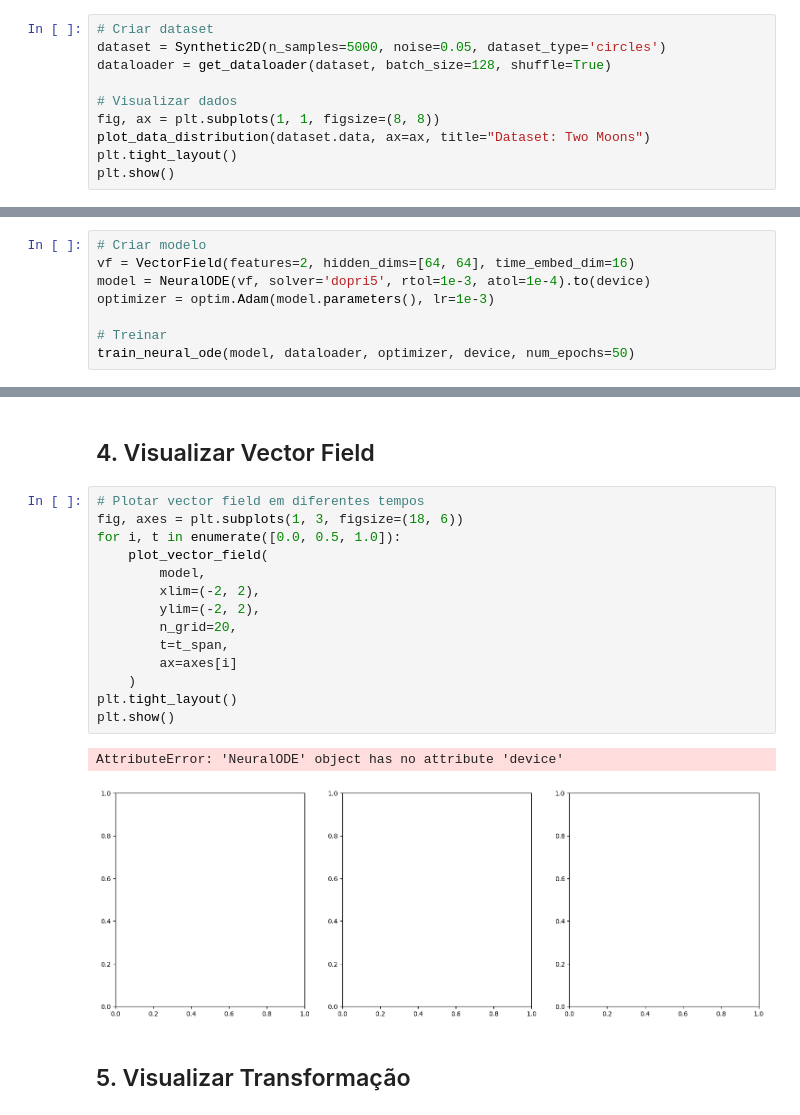
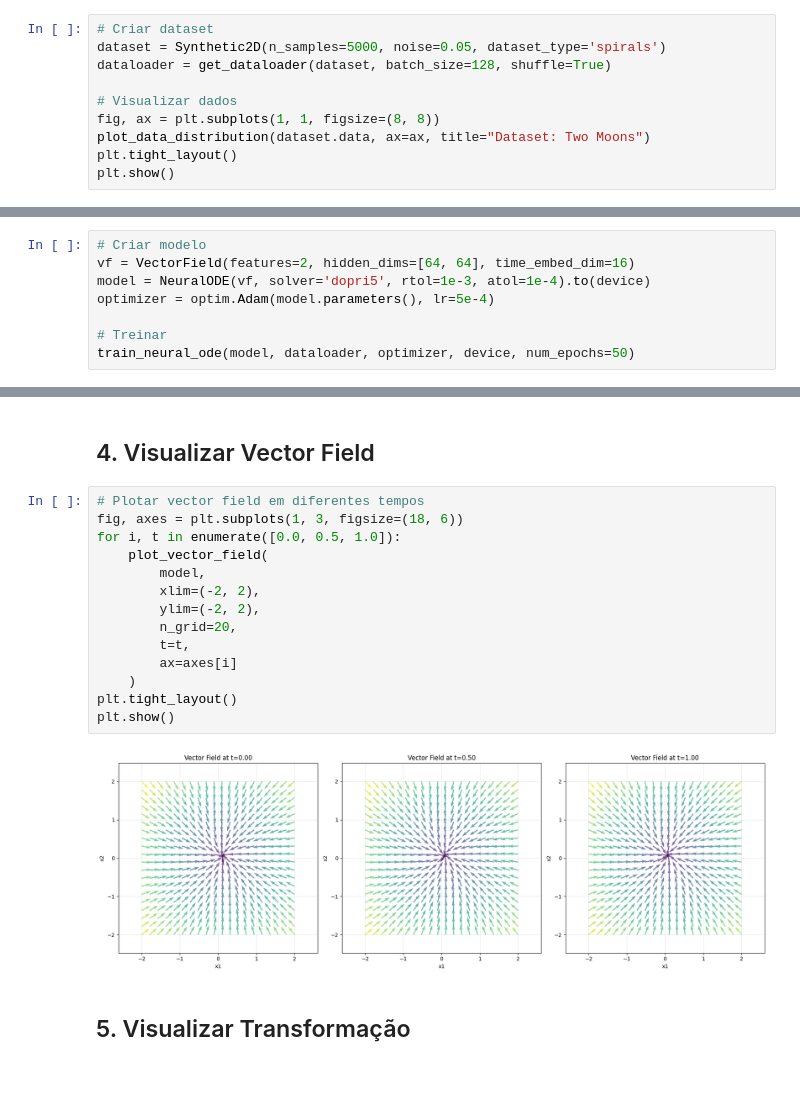
Before and after one commit to lucascbarbosa/flow, a Jupyter notebook: notebooks/01_neural_ode_2d.ipynb, the cells around one changed output, grey strips where cells are left out. Saved outputs shown, nothing was run; the diff lists cells and outputs as text; blank space fills up the shorter version.

```diff
--- a/notebooks/01_neural_ode_2d.ipynb
+++ b/notebooks/01_neural_ode_2d.ipynb
@@ -33,7 +33,7 @@ Using device: cpu
 ## 1. Carregar Dataset
 # %%
 # Criar dataset
-dataset = Synthetic2D(n_samples=5000, noise=0.05, dataset_type='circles')
+dataset = Synthetic2D(n_samples=5000, noise=0.05, dataset_type='spirals')
 dataloader = get_dataloader(dataset, batch_size=128, shuffle=True)
 
 # Visualizar dados
@@ -49,7 +49,7 @@ plt.show()
 # Criar modelo
 vf = VectorField(features=2, hidden_dims=[64, 64], time_embed_dim=16)
 model = NeuralODE(vf, solver='dopri5', rtol=1e-3, atol=1e-4).to(device)
-optimizer = optim.Adam(model.parameters(), lr=1e-3)
+optimizer = optim.Adam(model.parameters(), lr=5e-4)
 
 # Treinar
 train_neural_ode(model, dataloader, optimizer, device, num_epochs=50)
@@ -93,20 +97,19 @@ plt.show()
 # %%
 # Plotar vector field em diferentes tempos
 fig, axes = plt.subplots(1, 3, figsize=(18, 6))
 for i, t in enumerate([0.0, 0.5, 1.0]):
     plot_vector_field(
         model,
         xlim=(-2, 2),
         ylim=(-2, 2),
         n_grid=20,
-        t=t_span,
+        t=t,
         ax=axes[i]
     )
 plt.tight_layout()
 plt.show()
 # %% [output]
-AttributeError: 'NeuralODE' object has no attribute 'device'
-[figure, old version]
+[figure, new version]
 # %% [markdown]
 ## 5. Visualizar Transformação
 # %%
```
Also changed, not shown: parts of 5 cells of this notebook, 9 other files.
